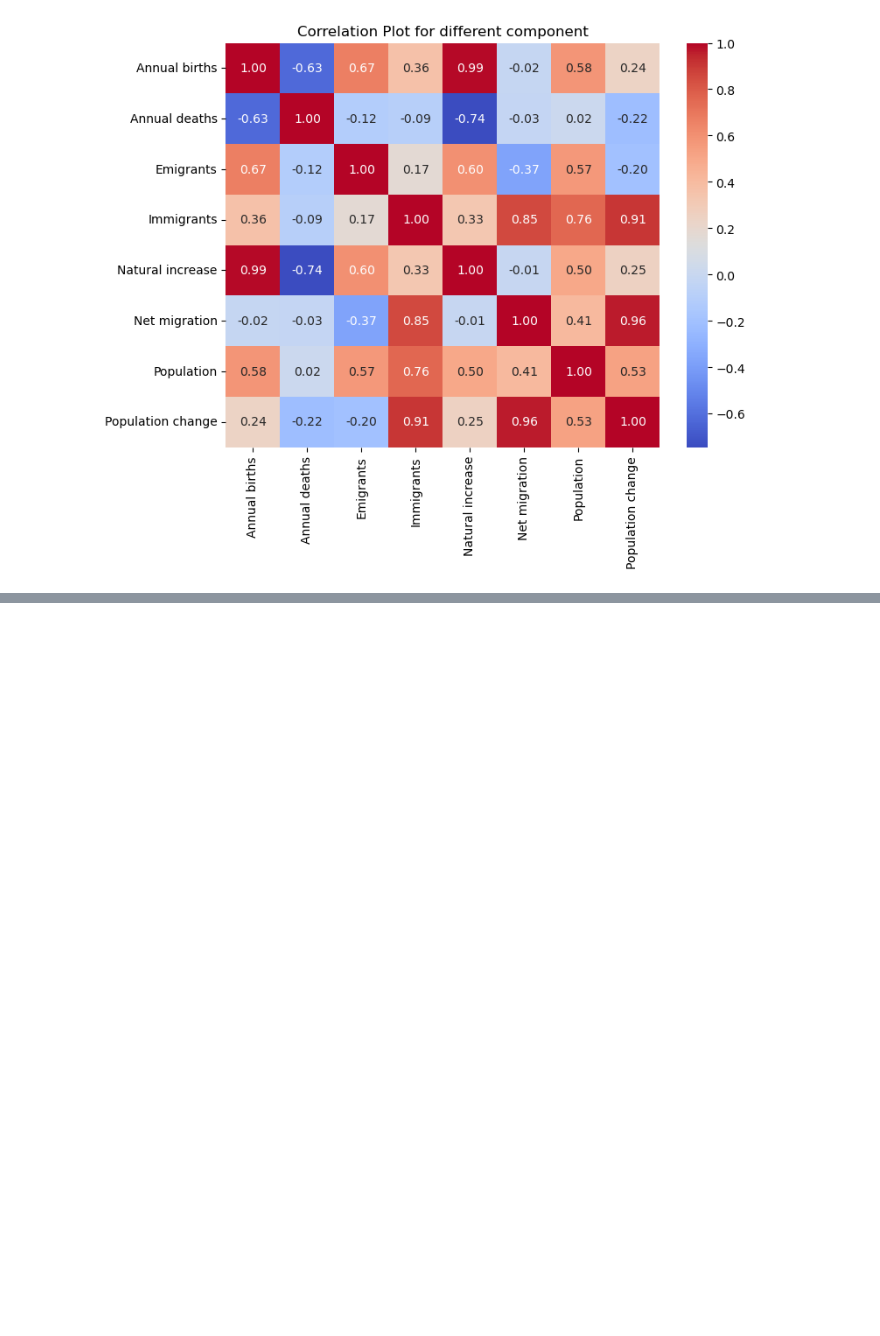
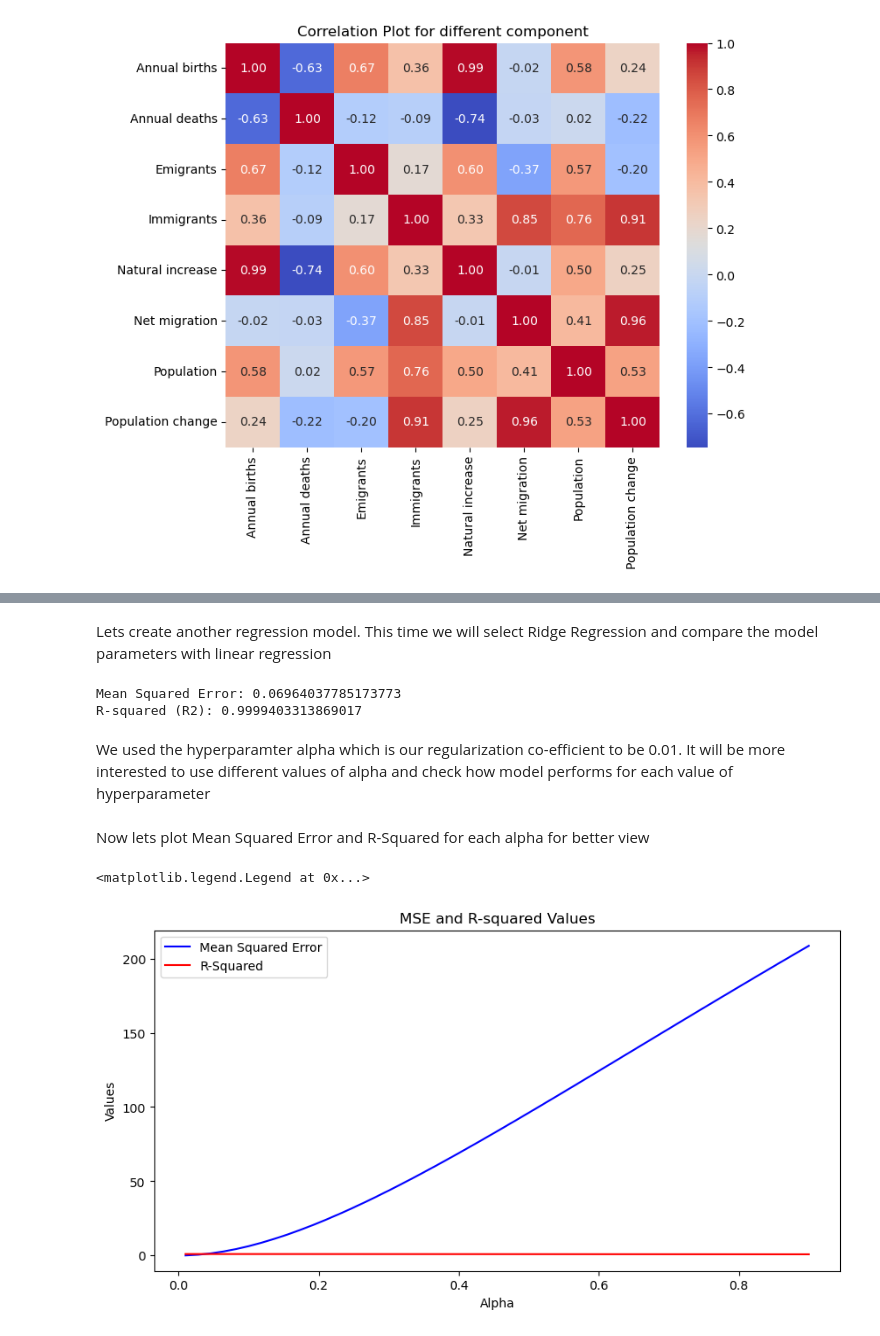
Before and after one commit to 2021402/CA-01-MSc-Data-Analytics, a Jupyter notebook: Project Code 1.ipynb, the cells around one changed output, grey strips where cells are left out. Saved outputs shown, nothing was run; the diff lists cells and outputs as text; code cells hidden in the pictures; blank space fills up the shorter version.

```diff
--- a/Project Code 1.ipynb
+++ b/Project Code 1.ipynb
@@ -341,0 +370,56 @@ plt.show()
+# %% [markdown]
+ Lets create another regression model. This time we will select Ridge Regression and compare the model parameters with linear regression
+# %%
+model = Ridge(alpha=0.01)
+model.fit(X_train,y_train)
+y_hat = model.predict(X_test)
+
+mse = mean_squared_error(y_test, y_hat)
+r2 = r2_score(y_test, y_hat)
+print("Mean Squared Error:", mse)
+print("R-squared (R2):", r2)
+# %% [output]
+Mean Squared Error: 0.06964037785173773
+R-squared (R2): 0.9999403313869017
+# %% [markdown]
+We used the hyperparamter alpha which is our regularization co-efficient to be 0.01. It will be more interested to use different values of alpha and check how model performs for each value of hyperparameter
+# %%
+alpha_list = np.linspace(0.01,0.9)              # Setting alpha from 0.01 to 0.9
+
+ridge_model_parameters = {
+    'MSE': None,
+    'R_square': None
+}
+
+MSE = []
+R_square = []
+
+for alpha in alpha_list:
+    model = Ridge(alpha=alpha)
+    model.fit(X_train,y_train)
+    y_hat = model.predict(X_test)
+
+    mse = mean_squared_error(y_test, y_hat)
+    r2 = r2_score(y_test, y_hat)
+
+    MSE.append(mse)
+    R_square.append(r2)
+
+ridge_model_parameters['MSE'] = MSE
+ridge_model_parameters['R_square'] = R_square
+
+ridge_model_parameters_dataframe = pd.DataFrame(ridge_model_parameters)
+# %% [markdown]
+Now lets plot Mean Squared Error and R-Squared for each alpha for better view
+# %%
+plt.figure(figsize=(10,5))
+plt.plot(alpha_list,ridge_model_parameters['MSE'], linestyle='-',color='blue', label='Mean Squared Error')
+plt.plot(alpha_list,ridge_model_parameters['R_square'], linestyle='-', color='r', label='R-Squared')
+
+plt.xlabel('Alpha')
+plt.ylabel('Values')
+plt.title('MSE and R-squared Values')
+plt.legend()
+# %% [output]
+<matplotlib.legend.Legend at 0x...>
+[figure, added]
```
Also changed, not shown: parts of 8 cells of this notebook.
